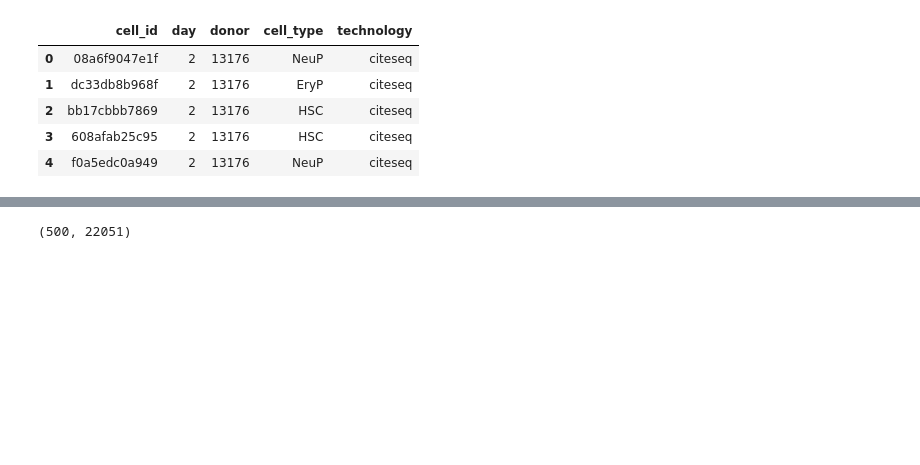
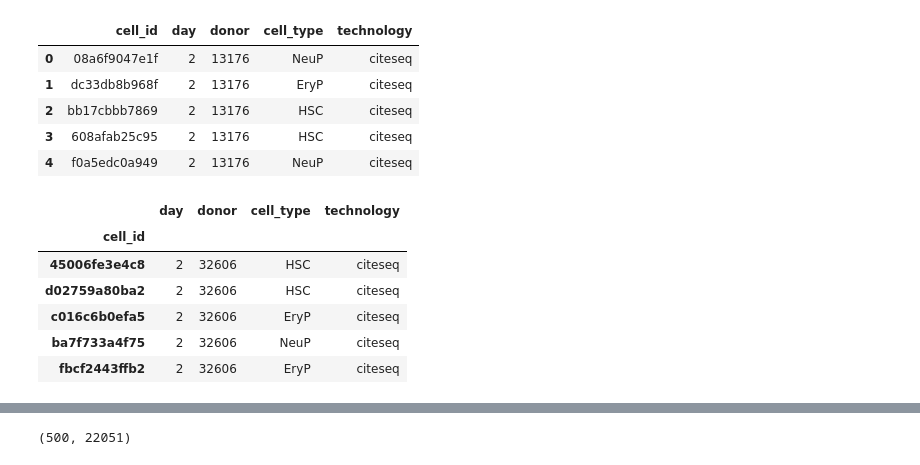
Before and after one commit to botakveggie/Multimodal-Single-Cell-Integration, a Jupyter notebook: metadata_explore.ipynb, the cells around one changed output, grey strips where cells are left out. Saved outputs shown, nothing was run; the diff lists cells and outputs as text; code cells hidden in the pictures; blank space fills up the shorter version.

```diff
--- a/metadata_explore.ipynb
+++ b/metadata_explore.ipynb
@@ -184,0 +208,10 @@ df_meta_citeseq_subset.head()
+# %%
+df_meta_citeseq_subset.head()
+# %% [output]
+|  | day | donor | cell_type | technology |
+| cell_id |  |  |  |  |
+| 45006fe3e4c8 | 2 | 32606 | HSC | citeseq |
+| d02759a80ba2 | 2 | 32606 | HSC | citeseq |
+| c016c6b0efa5 | 2 | 32606 | EryP | citeseq |
+| ba7f733a4f75 | 2 | 32606 | NeuP | citeseq |
+| fbcf2443ffb2 | 2 | 32606 | EryP | citeseq |
```
Also changed, not shown: parts of 11 cells of this notebook.
